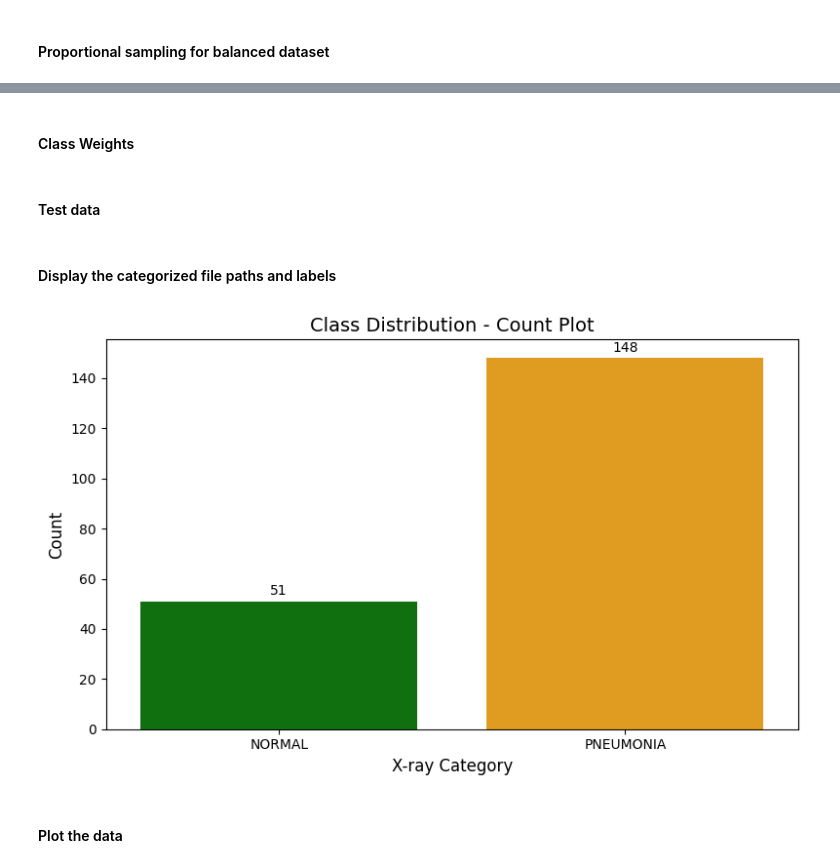
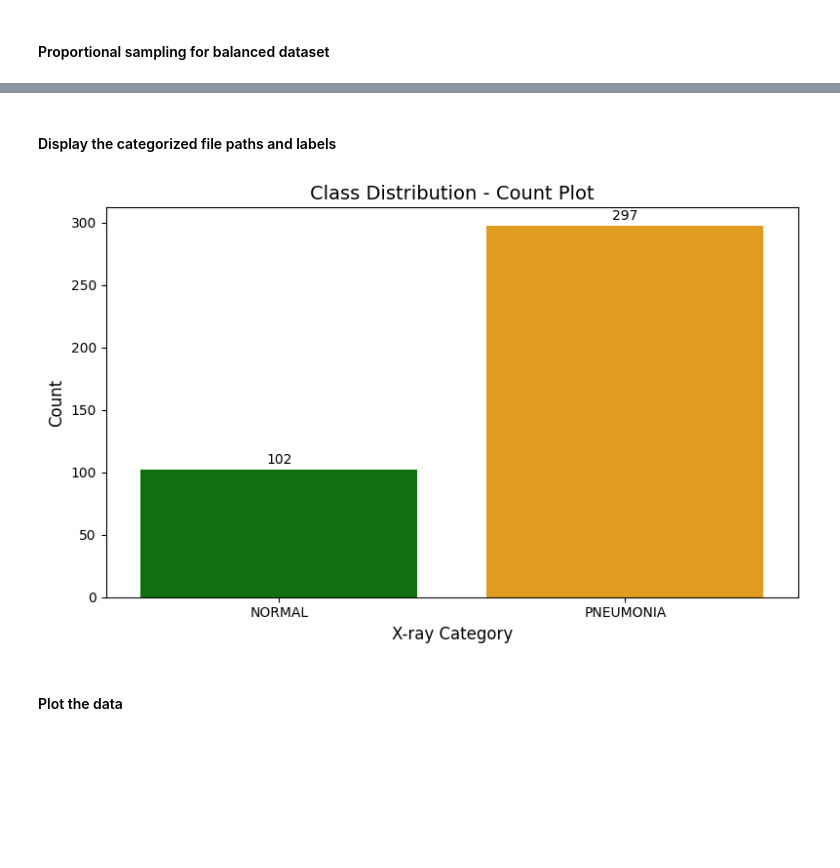
Before and after one commit to ketayon/PNEUMONIA_DETECTION, a Jupyter notebook: FidelityQuantumKernel_qiskit_pneumonia_detection.ipynb, the cells around one changed output, grey strips where cells are left out. Cells and saved outputs as stored; diff of their text form; code cells hidden in the pictures; blank space fills up the shorter version.

```diff
--- a/FidelityQuantumKernel_qiskit_pneumonia_detection.ipynb
+++ b/FidelityQuantumKernel_qiskit_pneumonia_detection.ipynb
@@ -182,8 +187,8 @@ Found 5216 validated image filenames belonging to 2 classes.
 # %% [markdown]
 #### Proportional sampling for balanced dataset
 # %%
-num_samples = 200
-num_samples_test = 40
+num_samples = 400
+num_samples_test = 80
 
 norm_ratio = 1341 / (1341 + 3875)
 pneu_ratio = 3875 / (1341 + 3875)
@@ -214,2 +229,0 @@ y_train_tensor = torch.tensor(y_train, dtype=torch.float32)
-# %% [markdown]
-#### Class Weights
@@ -219,2 +229,0 @@ class_weights_dict = {i: weight for i, weight in enumerate(class_weights)}
-# %% [markdown]
-#### Test data
@@ -227,35 +230,34 @@ X_test_pca = pca.transform(X_test)
 # %% [markdown]
 #### Display the categorized file paths and labels
 # %%
-file_paths = train_data_norm + train_data_pneu
 labels = train_labels_norm + train_labels_pneu
 
 df = pd.DataFrame({'label': ['NORMAL' if lbl == 0 else 'PNEUMONIA' for lbl in labels]})
 
 plt.figure(figsize=(8, 5))
 ax = sns.countplot(
     data=df,
     x='label',
     hue='label',
     palette={'NORMAL': 'green', 'PNEUMONIA': 'orange'},
     dodge=False,
     legend=False
 )
 
 plt.title('Class Distribution - Count Plot', fontsize=14)
 plt.xlabel('X-ray Category', fontsize=12)
 plt.ylabel('Count', fontsize=12)
 
 for p in ax.patches:
     ax.annotate(f'{int(p.get_height())}',
                 (p.get_x() + p.get_width() / 2., p.get_height()),
                 ha='center', va='center',
                 xytext=(0, 7.5), textcoords='offset points')
 
 plt.tight_layout()
 plt.show()
 # %% [output]
-[figure, old version]
+[figure, new version]
 # %% [markdown]
 #### Plot the data
 # %%
```
Also changed, not shown: parts of 46 cells of this notebook, 6 other files.
